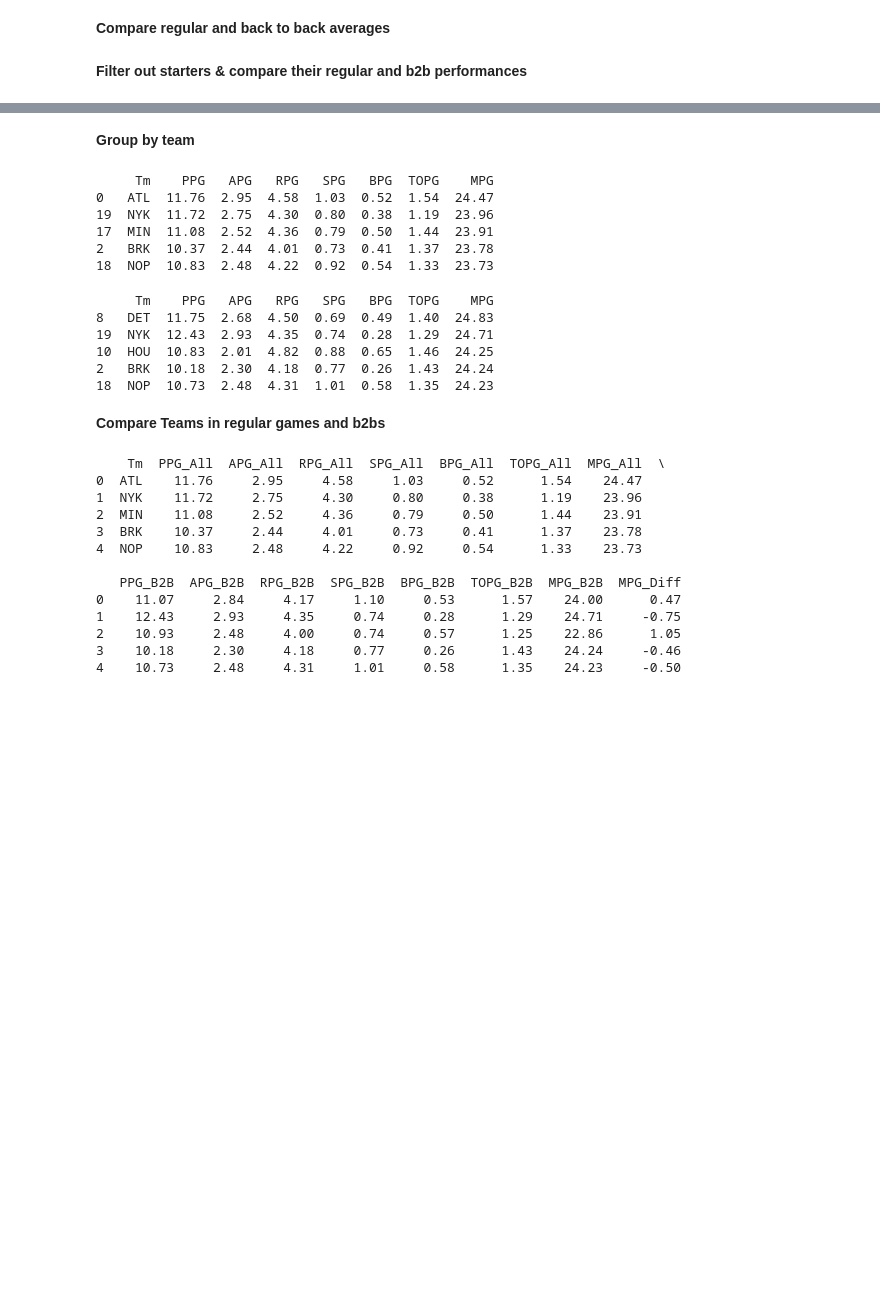
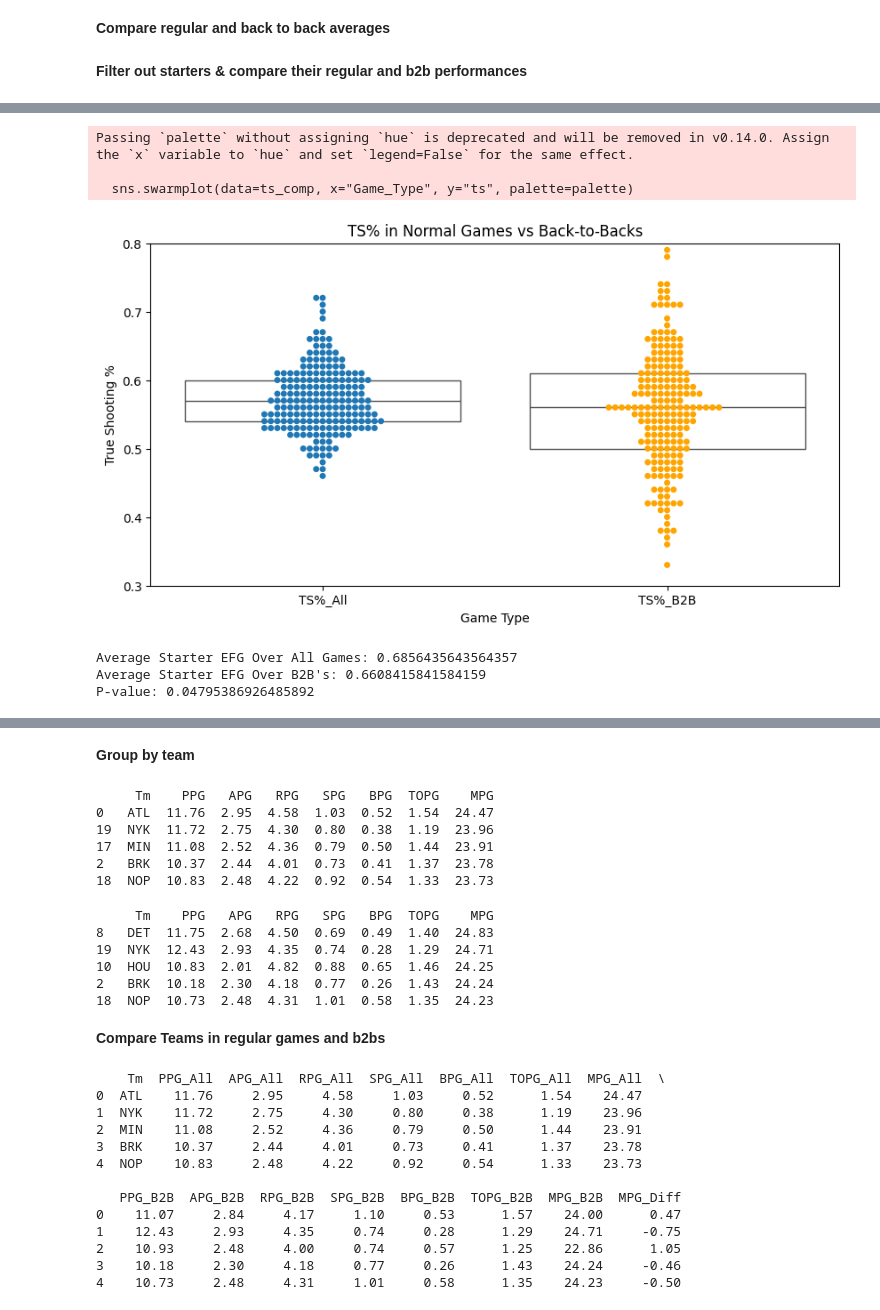
Before and after one commit to Ryan-Siglag/NBA-Back-To-Back-Analysis, a Jupyter notebook: NBA_B2B.ipynb, the cells around one changed output, grey strips where cells are left out. Saved outputs shown, nothing was run; the diff lists cells and outputs as text; code cells hidden in the pictures; blank space fills up the shorter version.

```diff
--- a/NBA_B2B.ipynb
+++ b/NBA_B2B.ipynb
@@ -155,6 +196,11 @@ player_stats_all = (
         'BLK': 'mean',
         'TOV': 'mean',
         'MP': 'mean',
+        'FG%': 'mean',
+        '3P%': 'mean',
+        'SG_EFF' : 'mean',
+        'SG_TS%' : 'mean',
+        'SG_EFG%' : 'mean',
     })
     .rename(columns={
         'PTS': 'PPG',
@@ -164,6 +210,11 @@ player_stats_all = (
         'BLK': 'BPG',
         'TOV': 'TOPG',
         'MP': 'MPG',
+        'FG%': 'FG%',
+        '3P%': '3P%',
+        'SG_EFF': 'EFF',
+        'SG_TS%' : 'TS%',
+        'SG_EFG%' : 'EFG%',
     })
 )
 
@@ -205,8 +261,8 @@ comparison = pd.merge(
 )
 
 # --- Compute diffs only for common stats ---
-stats = ['PPG', 'APG', 'RPG', 'SPG', 'BPG', 'TOPG', 'MPG', 'GameScore']
-for stat in stats:
+player_stats = ['PPG', 'APG', 'RPG', 'SPG', 'BPG', 'TOPG', 'MPG', 'FG%', '3P%', 'EFF', 'TS%', 'EFG%']
+for stat in player_stats:
     if f'{stat}_All' in comparison.columns and f'{stat}_B2B' in comparison.columns:
         comparison[f'{stat}_Diff'] = comparison[f'{stat}_B2B'] - comparison[f'{stat}_All']
 
@@ -216,7 +272,7 @@ comparison = comparison.sort_values(by='PPG_Diff')
 # %% [markdown]
 **Filter out starters & compare their regular and b2b performances**
 # %%
-starters =  player_stats_all[player_stats_all['MPG'] > 28]
+starters = player_stats_all[player_stats_all['MPG'] > 24]
 
 starter_comp = pd.merge(
     starters,
@@ -226,8 +282,8 @@ starter_comp = pd.merge(
     suffixes=('_All', '_B2B')
 )
 
-stats = ['PPG', 'APG', 'RPG', 'SPG', 'BPG', 'TOPG', 'MPG', 'GameScore']
-for stat in stats:
+# stats = ['PPG', 'APG', 'RPG', 'SPG', 'BPG', 'TOPG', 'MPG', 'EFF', 'TS%']
+for stat in player_stats:
     if f'{stat}_All' in starter_comp.columns and f'{stat}_B2B' in starter_comp.columns:
         starter_comp[f'{stat}_Diff'] = starter_comp[f'{stat}_B2B'] - starter_comp[f'{stat}_All']
 
@@ -302,0 +419,44 @@ print(starter_comp['PPG_Diff'].mean())
+# %%
+ts_comp = starter_comp.melt(
+    id_vars=["Player"],
+    value_vars=["TS%_All", "TS%_B2B"],
+    var_name="Game_Type",
+    value_name="ts"
+)
+
+plt.figure(figsize=(10,5))
+
+plt.ylim(0.30, 0.80)
+
+# medians = ts_comp.groupby("Game_Type")["ts"].mean()
+# for i, (cat, med) in enumerate(medians.items()):
+#     # Marker
+#     plt.scatter(i, med, s=180, marker="D")
+#     # Label above
+#     plt.text(i, med + 0.005, f"{med:.3f}",
+#              ha="center", va="bottom", fontsize=9)
+
+
+
+palette = {"TS%_All": "C0", "TS%_B2B": "orange"}
+sns.swarmplot(data=ts_comp, x="Game_Type", y="ts", palette=palette)
+
+sns.boxplot(
+    data=ts_comp,
+    x="Game_Type",
+    y="ts",
+    showcaps=False,
+    boxprops={'facecolor': 'none'},
+    showfliers=False,
+    whiskerprops={'linewidth': 0},
+)
+
+plt.xlabel("Game Type")
+plt.ylabel("True Shooting %")
+plt.title("TS% in Normal Games vs Back-to-Backs")
+plt.show()
+# %% [output]
+Passing `palette` without assigning `hue` is deprecated and will be removed in v0.14.0. Assign the `x` variable to `hue` and set `legend=False` for the same effect.
+
+  sns.swarmplot(data=ts_comp, x="Game_Type", y="ts", palette=palette)
+[figure, added]
@@ -302,0 +510,12 @@ print(starter_comp['PPG_Diff'].mean())
+# %%
+print("Average Starter EFG Over All Games: " + str(starter_comp['EFG%_All'].mean()))
+# print("Standard Deviation of EFG Over All Games: " + str(starter_comp['EFG%_All'].std()))
+print("Average Starter EFG Over B2B's: " + str(starter_comp['EFG%_B2B'].mean()))
+# print("Average Starter EFG Diff: " + str(starter_comp['EFG%_Diff'].mean()))
+
+t_statistic, p_value = stats.ttest_ind(starter_comp['EFG%_All'], starter_comp['EFG%_B2B'])
+print(f"P-value: {p_value}")
+# %% [output]
+Average Starter EFG Over All Games: 0.6856435643564357
+Average Starter EFG Over B2B's: 0.6608415841584159
+P-value: 0.04795386926485892
```
Also changed, not shown: parts of 26 cells of this notebook.
